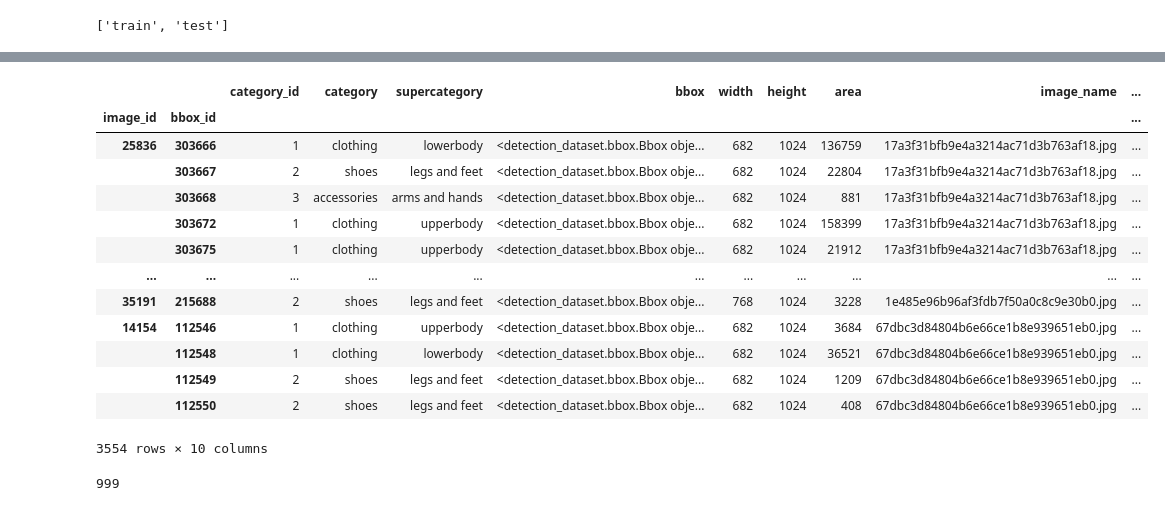
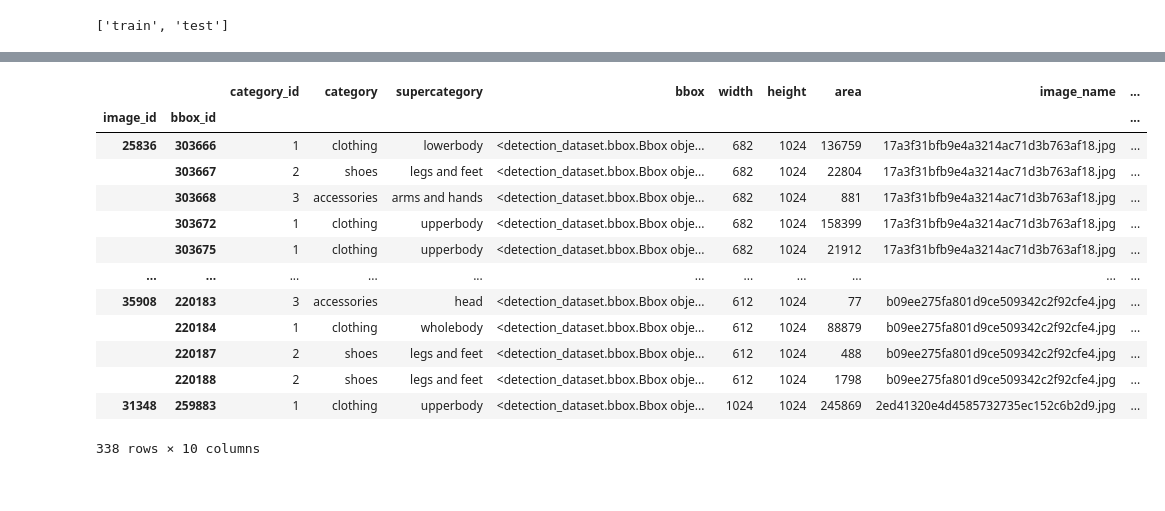
Before and after one commit to blinjrm/detection-datasets, a Jupyter notebook: notebooks/factory_wandb_upload.ipynb, the cells around one changed output, grey strips where cells are left out. Saved outputs shown, nothing was run; the diff lists cells and outputs as text; code cells hidden in the pictures.

```diff
--- a/notebooks/factory_wandb_upload.ipynb
+++ b/notebooks/factory_wandb_upload.ipynb
@@ -93,24 +93,20 @@ mapping.loc[mapping.category_id.isin(range(27, 46)), 'new_category_id'] = -1
 
 mapping = mapping[mapping.loc[:, 'new_category_id'] > 0]
 # %%
-converter.transform(category_mapping=mapping, splits=[0.8, 0.1, 0.1], n_images=1000)
+converter.transform(category_mapping=mapping, splits=[0.8, 0.1, 0.1], n_images=100)
 converter.dataset.data
 # %% [output]
 |  |  | category_id | category | supercategory | bbox | width | height | area | image_name | ... |
 | image_id | bbox_id |  |  |  |  |  |  |  |  | ... |
 | 25836 | 303666 | 1 | clothing | lowerbody | <detection_dataset.bbox.Bbox obje... | 682 | 1024 | 136759 | 17a3f31bfb9e4a3214ac71d3b763af18.jpg | ... |
 |  | 303667 | 2 | shoes | legs and feet | <detection_dataset.bbox.Bbox obje... | 682 | 1024 | 22804 | 17a3f31bfb9e4a3214ac71d3b763af18.jpg | ... |
 |  | 303668 | 3 | accessories | arms and hands | <detection_dataset.bbox.Bbox obje... | 682 | 1024 | 881 | 17a3f31bfb9e4a3214ac71d3b763af18.jpg | ... |
 |  | 303672 | 1 | clothing | upperbody | <detection_dataset.bbox.Bbox obje... | 682 | 1024 | 158399 | 17a3f31bfb9e4a3214ac71d3b763af18.jpg | ... |
 |  | 303675 | 1 | clothing | upperbody | <detection_dataset.bbox.Bbox obje... | 682 | 1024 | 21912 | 17a3f31bfb9e4a3214ac71d3b763af18.jpg | ... |
 | ... | ... | ... | ... | ... | ... | ... | ... | ... | ... | ... |
-| 35191 | 215688 | 2 | shoes | legs and feet | <detection_dataset.bbox.Bbox obje... | 768 | 1024 | 3228 | 1e485e96b96af3fdb7f50a0c8c9e30b0.jpg | ... |
-| 14154 | 112546 | 1 | clothing | upperbody | <detection_dataset.bbox.Bbox obje... | 682 | 1024 | 3684 | 67dbc3d84804b6e66ce1b8e939651eb0.jpg | ... |
-|  | 112548 | 1 | clothing | lowerbody | <detection_dataset.bbox.Bbox obje... | 682 | 1024 | 36521 | 67dbc3d84804b6e66ce1b8e939651eb0.jpg | ... |
-|  | 112549 | 2 | shoes | legs and feet | <detection_dataset.bbox.Bbox obje... | 682 | 1024 | 1209 | 67dbc3d84804b6e66ce1b8e939651eb0.jpg | ... |
-|  | 112550 | 2 | shoes | legs and feet | <detection_dataset.bbox.Bbox obje... | 682 | 1024 | 408 | 67dbc3d84804b6e66ce1b8e939651eb0.jpg | ... |
+| 35908 | 220183 | 3 | accessories | head | <detection_dataset.bbox.Bbox obje... | 612 | 1024 | 77 | b09ee275fa801d9ce509342c2f92cfe4.jpg | ... |
+|  | 220184 | 1 | clothing | wholebody | <detection_dataset.bbox.Bbox obje... | 612 | 1024 | 88879 | b09ee275fa801d9ce509342c2f92cfe4.jpg | ... |
+|  | 220187 | 2 | shoes | legs and feet | <detection_dataset.bbox.Bbox obje... | 612 | 1024 | 488 | b09ee275fa801d9ce509342c2f92cfe4.jpg | ... |
+|  | 220188 | 2 | shoes | legs and feet | <detection_dataset.bbox.Bbox obje... | 612 | 1024 | 1798 | b09ee275fa801d9ce509342c2f92cfe4.jpg | ... |
+| 31348 | 259883 | 1 | clothing | upperbody | <detection_dataset.bbox.Bbox obje... | 1024 | 1024 | 245869 | 2ed41320e4d4585732735ec152c6b2d9.jpg | ... |
-3554 rows × 10 columns
+338 rows × 10 columns
-# %%
-converter.dataset.data.image_name.nunique()
-# %% [output]
-999
```
Also changed, not shown: parts of 4 cells of this notebook, 6 other files.
